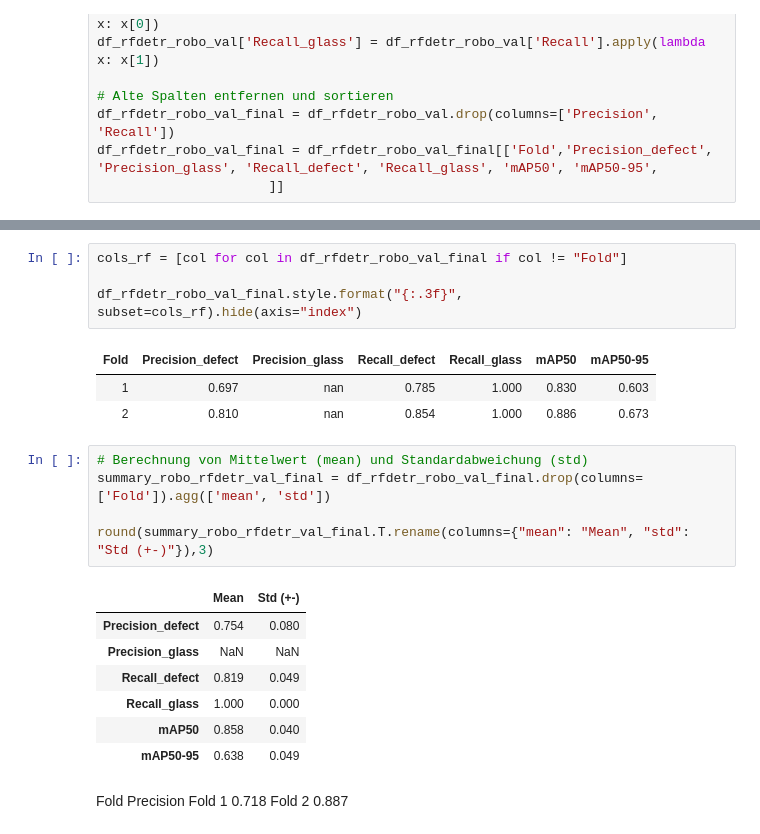
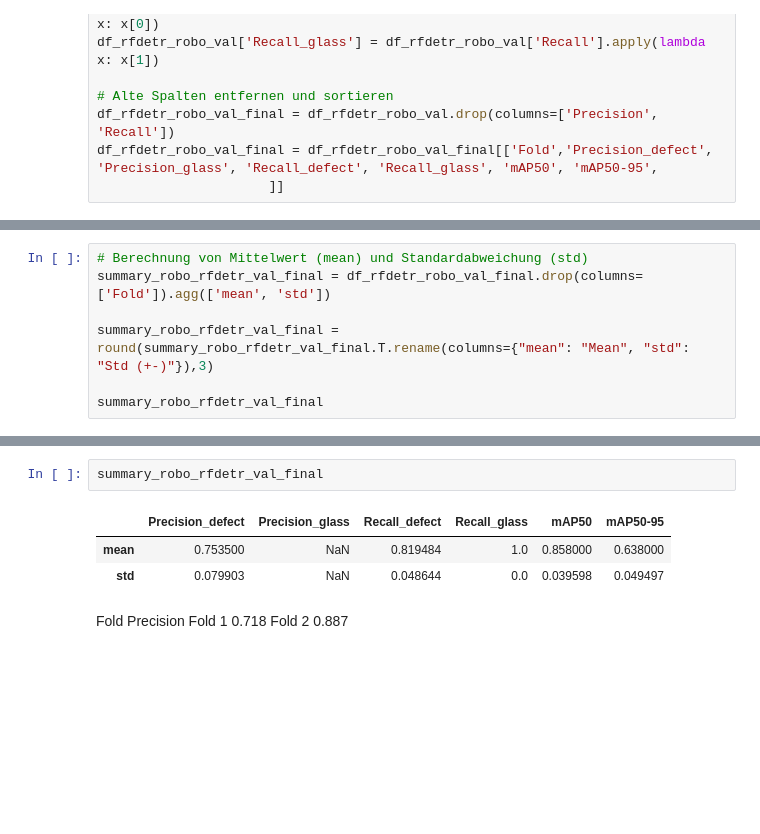
Before and after one commit to kekslol24/Glass-Defect-Detection-Evaluating-Object-Detection-Models, a Jupyter notebook: #Deployment/Code/resultsplotting.ipynb, the cells around one changed output, grey strips where cells are left out. Cells and saved outputs as stored; diff of their text form; blank space fills up the shorter version.

```diff
--- a/#Deployment/Code/resultsplotting.ipynb
+++ b/#Deployment/Code/resultsplotting.ipynb
@@ -458,0 +558,7 @@ df_rfdetr_robo_val_final = df_rfdetr_robo_val_final[['Fold','Precision_defect',
+# %%
+# Berechnung von Mittelwert (mean) und Standardabweichung (std)
+summary_robo_rfdetr_val_final = df_rfdetr_robo_val_final.drop(columns=['Fold']).agg(['mean', 'std'])
+
+summary_robo_rfdetr_val_final = round(summary_robo_rfdetr_val_final.T.rename(columns={"mean": "Mean", "std": "Std (+-)"}),3)
+
+summary_robo_rfdetr_val_final
@@ -459,24 +623,9 @@ df_rfdetr_robo_val_final = df_rfdetr_robo_val_final[['Fold','Precision_defect',
 # %%
-cols_rf = [col for col in df_rfdetr_robo_val_final if col != "Fold"]
-
-df_rfdetr_robo_val_final.style.format("{:.3f}", subset=cols_rf).hide(axis="index")
+summary_robo_rfdetr_val_final
 # %% [output]
-| Fold | Precision_defect | Precision_glass | Recall_defect | Recall_glass | mAP50 | mAP50-95 |
-| 1 | 0.697 | nan | 0.785 | 1.000 | 0.830 | 0.603 |
-| 2 | 0.810 | nan | 0.854 | 1.000 | 0.886 | 0.673 |
+|  | Precision_defect | Precision_glass | Recall_defect | Recall_glass | mAP50 | mAP50-95 |
+| mean | 0.753500 | NaN | 0.819484 | 1.0 | 0.858000 | 0.638000 |
+| std | 0.079903 | NaN | 0.048644 | 0.0 | 0.039598 | 0.049497 |
-# %%
-# Berechnung von Mittelwert (mean) und Standardabweichung (std)
-summary_robo_rfdetr_val_final = df_rfdetr_robo_val_final.drop(columns=['Fold']).agg(['mean', 'std'])
-
-round(summary_robo_rfdetr_val_final.T.rename(columns={"mean": "Mean", "std": "Std (+-)"}),3)
-# %% [output]
-|  | Mean | Std (+-) |
-| Precision_defect | 0.754 | 0.080 |
-| Precision_glass | NaN | NaN |
-| Recall_defect | 0.819 | 0.049 |
-| Recall_glass | 1.000 | 0.000 |
-| mAP50 | 0.858 | 0.040 |
-| mAP50-95 | 0.638 | 0.049 |
 # %% [markdown]
 Fold	Precision
 Fold 1	0.718
```
Also changed, not shown: parts of 12 cells of this notebook, 5 other files.
